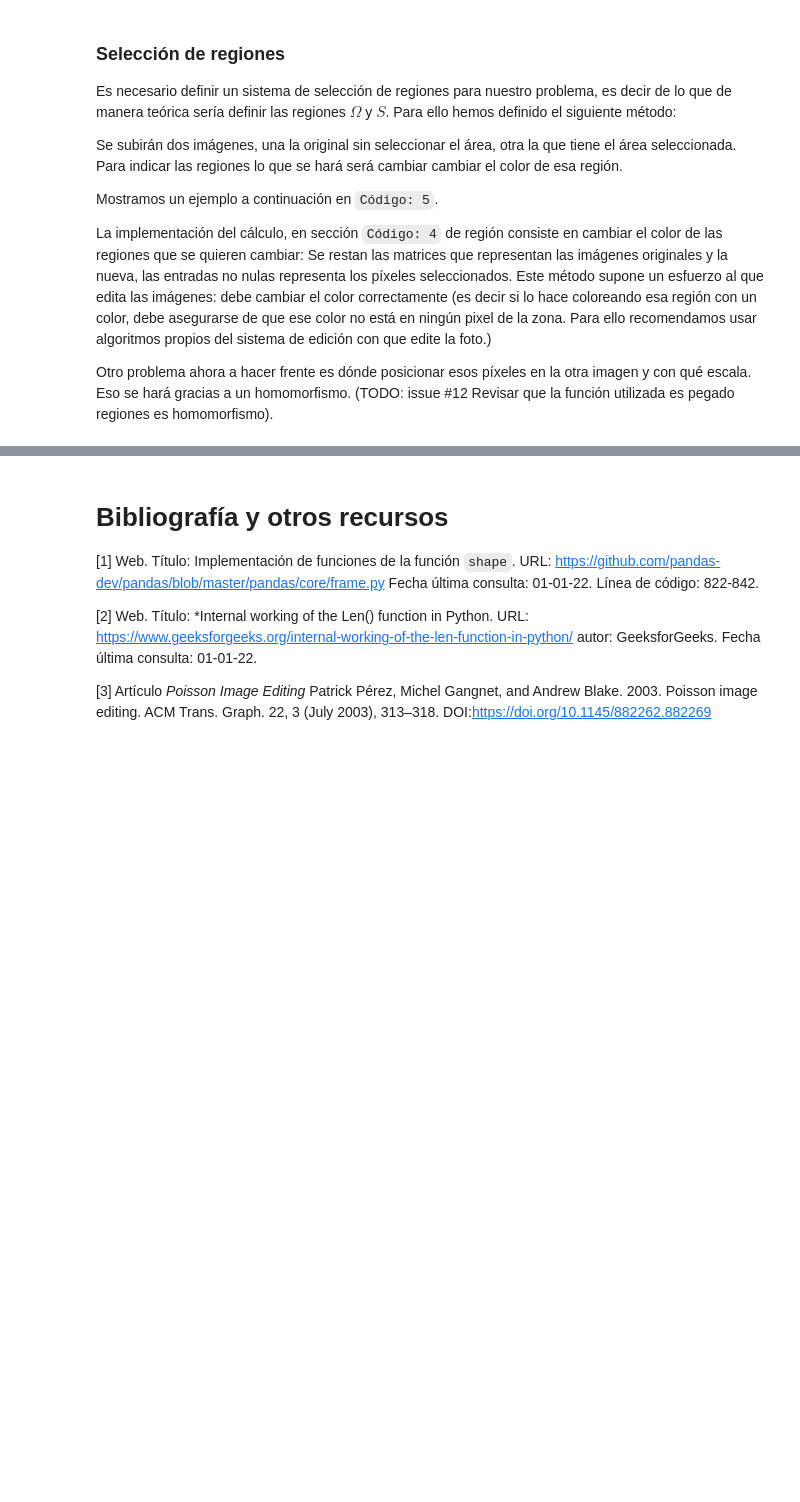
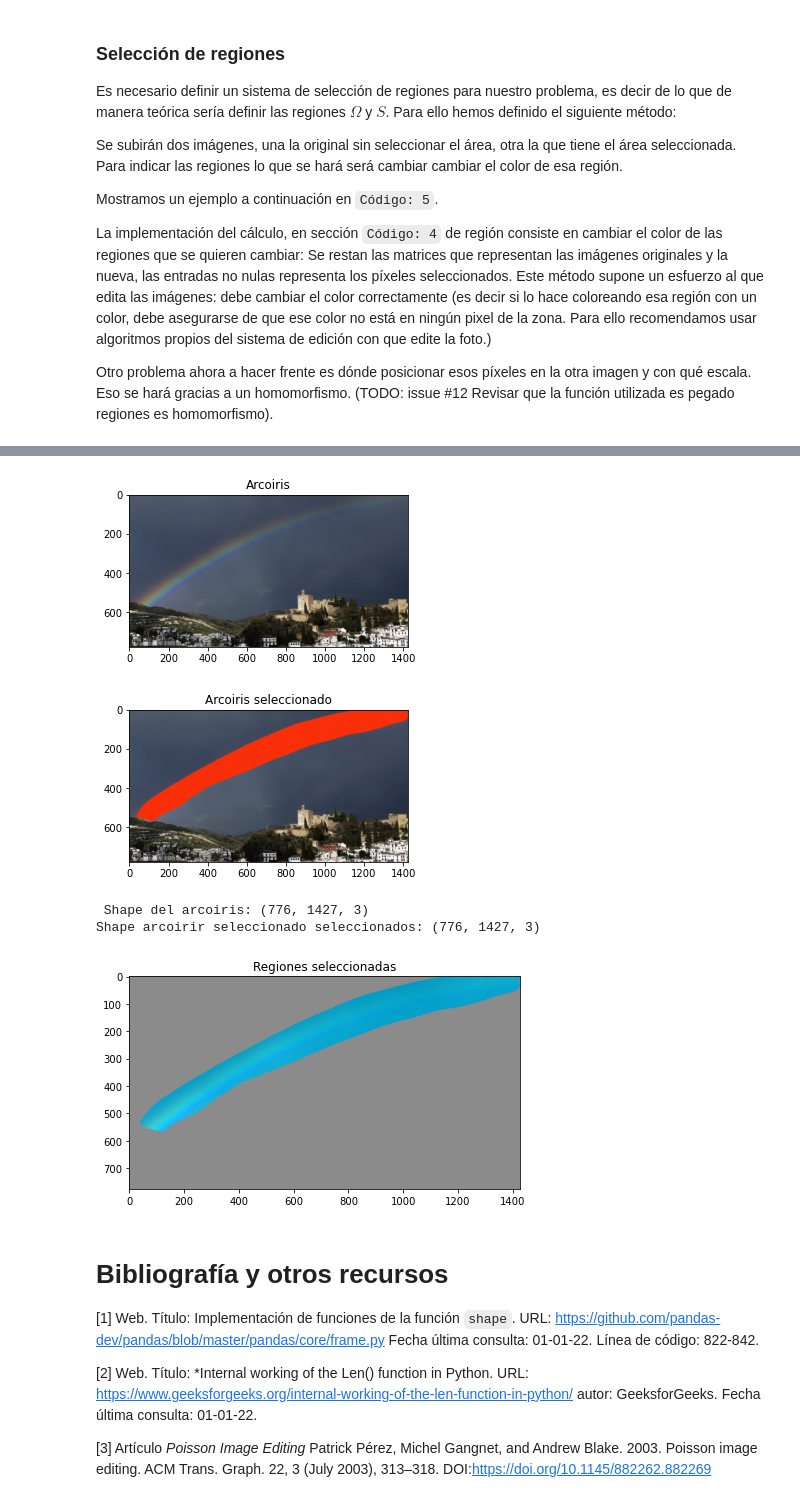
Before and after one commit to BlancaCC/Mezclado-de-regiones-en-imagenes-usando-la-ecuacion-de-Poisson, a Jupyter notebook: PoissonImageEditing.ipynb, the cells around one changed output, grey strips where cells are left out. Cells and saved outputs as stored; diff of their text form; code cells hidden in the pictures; blank space fills up the shorter version.

Commit message:
Añado imagen de prueba de un arcoíris precioso sobre Granada (Verás como venga el copyright de las imágenes...

```diff
--- a/PoissonImageEditing.ipynb
+++ b/PoissonImageEditing.ipynb
@@ -246,7 +246,7 @@ def SelectedRegion( originalImage: np.ndarray, selectedImage : np.ndarray, showI
     Su correspondencia teórica sería $\Omega$.
     originalImage: Imagen en la que no se ha seleccionado ningún área.
     selectedImage: Imagen con el área seleccionada.
-    showImage: Booleano si True muestra las regiones selecionadas.
+    showImage: Booleano si True muestra las regiones seleccionadas.
     '''
 
     assert originalImage.shape == selectedImage.shape, f'El tamaño de las imágenes no son iguales, son de tamaño: {originalImage.shape} y {selectedImage.shape}'
@@ -308,3 +291,24 @@ Shape luna y reflejo seleccionados: (1322, 842, 3)
+# %%
+# Código 6: Ejemplo de selección de imágenes
+
+#Leemos las imágenes y las mostramos
+pathArcoiris = path + 'Arcoiris.png'
+pathArcoirisSeleccionado = path + 'ArcoirisSeleccionado.png'
+imgArcoiris = ReadImage(pathArcoiris, flagColor)
+imgArcoirisSeleccionado = ReadImage(pathArcoirisSeleccionado, flagColor)
+PrintOneImage(imgArcoiris, title='Arcoiris',size=(5,5))
+PrintOneImage(imgArcoirisSeleccionado, title='Arcoiris seleccionado', size=(5,5))
+# Imprimimos tamaño de las imágenes
+print(f' Shape del arcoiris: {imgArcoiris.shape}')
+print(f'Shape arcoirir seleccionado seleccionados: {imgArcoirisSeleccionado.shape}')
+# Calculamos las diferencias y las mostramos en pantalla
+S= SelectedRegion(imgArcoiris, imgArcoirisSeleccionado, True)
+# %% [output]
+[figure, added]
+[figure, added]
+ Shape del arcoiris: (776, 1427, 3)
+Shape arcoirir seleccionado seleccionados: (776, 1427, 3)
+[figure, added]
 # %% [markdown]
 # Bibliografía y otros recursos
 
```
Also changed, not shown: parts of 1 cell of this notebook.
